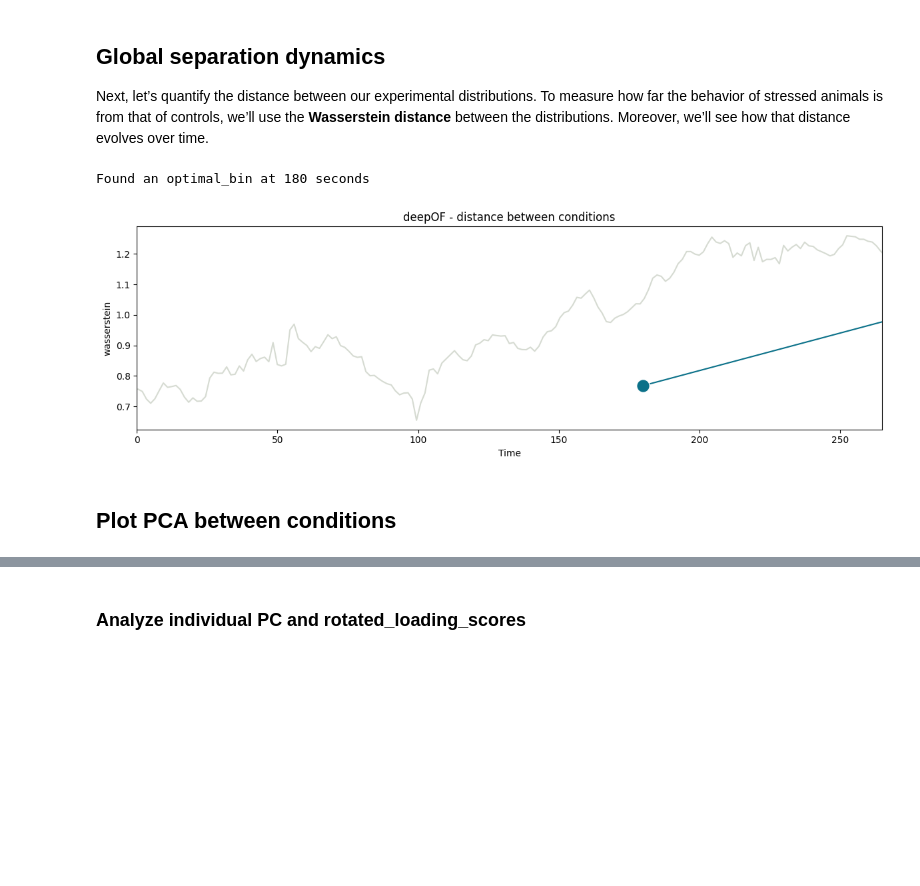
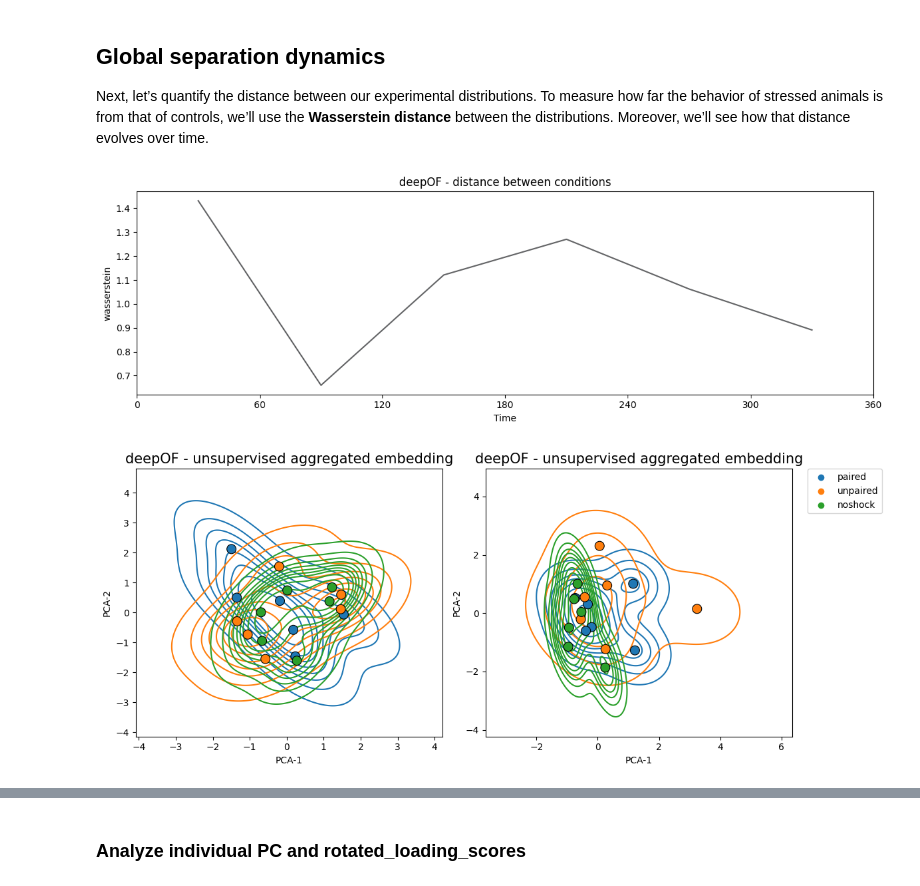
Before and after one commit to marccanela/deepof_abg, a Jupyter notebook: unsupervised_pipeline.ipynb, the cells around one changed output, grey strips where cells are left out. Cells and saved outputs as stored; diff of their text form; code cells hidden in the pictures; blank space fills up the shorter version.

```diff
--- a/unsupervised_pipeline.ipynb
+++ b/unsupervised_pipeline.ipynb
@@ -151,22 +94,57 @@ exp_condition_distance_array = Parallel(n_jobs=n_jobs)(
 # %%
 fig, ax = plt.subplots(1, 1, figsize=(12, 4))
 
 visuals_customized.plot_distance_between_conditions_custom(
     coordinates=my_deepof_project,
     embedding=embeddings,
     soft_counts=soft_counts,
     breaks=breaks,
     exp_condition="protocol",
-    start_seconds_bin = 120,
+    start_seconds_bin = 0,
     end_seconds_bin = 360,
-    embedding_aggregation_method='time_on_cluster',
+    embedding_aggregation_method='median',
     distance_metric="wasserstein",
     n_jobs=1,
 )
 
 plt.show()
 # %% [output]
-Found an optimal_bin at 180 seconds
-[figure, old version]
+[figure, new version]
-# %% [markdown]
-## Plot PCA between conditions
+# %%
+fig, (ax1, ax2) = plt.subplots(1, 2, figsize=(12, 5))
+
+
+deepof.visuals.plot_embeddings(
+    my_deepof_project,
+    embeddings,
+    soft_counts,
+    breaks,
+    aggregate_experiments="time on cluster",
+    bin_size=60,
+    bin_index=1,
+    ax=ax1,
+)
+
+deepof.visuals.plot_embeddings(
+    my_deepof_project,
+    embeddings,
+    soft_counts,
+    breaks,
+    aggregate_experiments="time on cluster",
+    exp_condition="protocol",
+    show_aggregated_density=True,
+    bin_size=60,
+    bin_index=3,
+    ax=ax2,
+)
+
+
+ax2.legend(
+    bbox_to_anchor=(1.05, 1), loc=2, borderaxespad=0.0
+)
+
+ax1.legend().remove()
+plt.tight_layout()
+plt.show()
+# %% [output]
+[figure, added]
```
Also changed, not shown: parts of 8 cells of this notebook.
